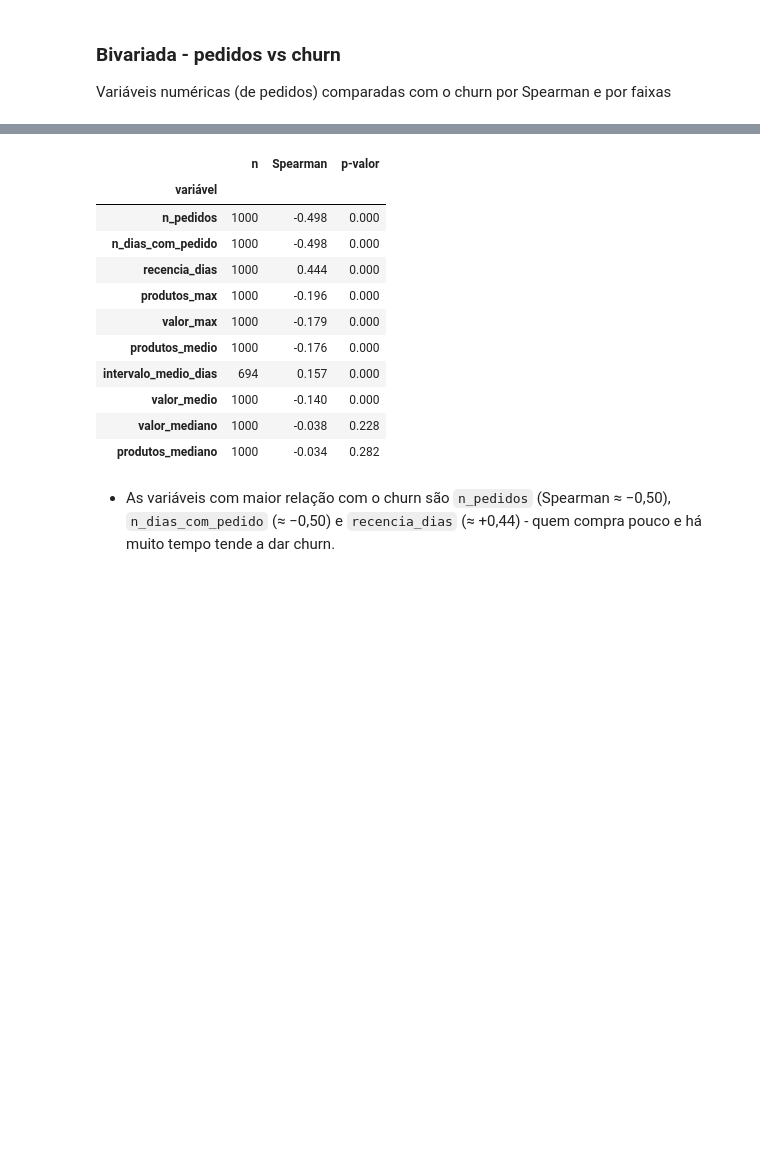
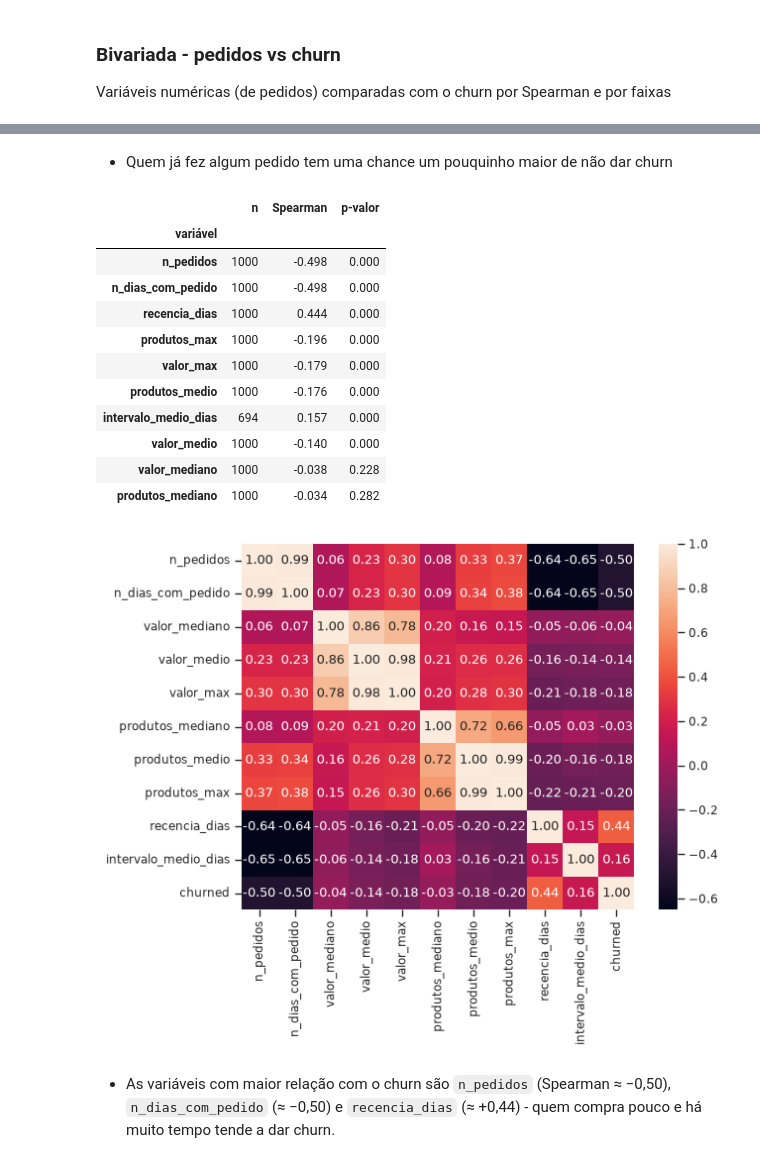
Before and after one commit to lgns-cin/CIN0144, a Jupyter notebook: EDA/com_pedidos.ipynb, the cells around one changed output, grey strips where cells are left out. Cells and saved outputs as stored; diff of their text form; code cells hidden in the pictures; blank space fills up the shorter version.

Commit message:
edita algumas partes e move a análise de valor vs produto para a seção de análise bivariada

```diff
--- a/EDA/com_pedidos.ipynb
+++ b/EDA/com_pedidos.ipynb
@@ -731,29 +755,33 @@ tem_pedido
+# %% [markdown]
+- Quem já fez algum pedido tem uma chance um pouquinho maior de não dar churn
 # %%
 colunas = ['n_pedidos', 'n_dias_com_pedido', 'valor_mediano', 'valor_medio', 'valor_max',
            'produtos_mediano', 'produtos_medio', 'produtos_max', 'recencia_dias', 'intervalo_medio_dias']
 
 # Spearman de cada variável com o churn
 # positivo - quanto maior a variável, mais churn | negativo - quanto maior a variável, menos churn
 linhas = []
 for coluna in colunas:
     dados = com_pedido[[coluna, 'churned']].dropna()
     rho, p = stats.spearmanr(dados[coluna], dados['churned'])
     linhas.append({'variável': coluna, 'n': len(dados), 'Spearman': rho, 'p-valor': p})
 
+seaborn.heatmap(data=base_clientes[colunas + ['churned']].corr(method='spearman'), annot=True, fmt='.2f')
 pandas.DataFrame(linhas).set_index('variável').sort_values('Spearman', key=abs, ascending=False).round(3)
 # %% [output]
 |  | n | Spearman | p-valor |
 | variável |  |  |  |
 | n_pedidos | 1000 | -0.498 | 0.000 |
 | n_dias_com_pedido | 1000 | -0.498 | 0.000 |
 | recencia_dias | 1000 | 0.444 | 0.000 |
 | produtos_max | 1000 | -0.196 | 0.000 |
 | valor_max | 1000 | -0.179 | 0.000 |
 | produtos_medio | 1000 | -0.176 | 0.000 |
 | intervalo_medio_dias | 694 | 0.157 | 0.000 |
 | valor_medio | 1000 | -0.140 | 0.000 |
 | valor_mediano | 1000 | -0.038 | 0.228 |
 | produtos_mediano | 1000 | -0.034 | 0.282 |
+[figure, added]
 # %% [markdown]
 - As variáveis com maior relação com o churn são `n_pedidos` (Spearman ≈ −0,50), `n_dias_com_pedido` (≈ −0,50) e `recencia_dias` (≈ +0,44) - quem compra pouco e há muito tempo tende a dar churn.
 # %%
```
Also changed, not shown: parts of 40 cells of this notebook.
